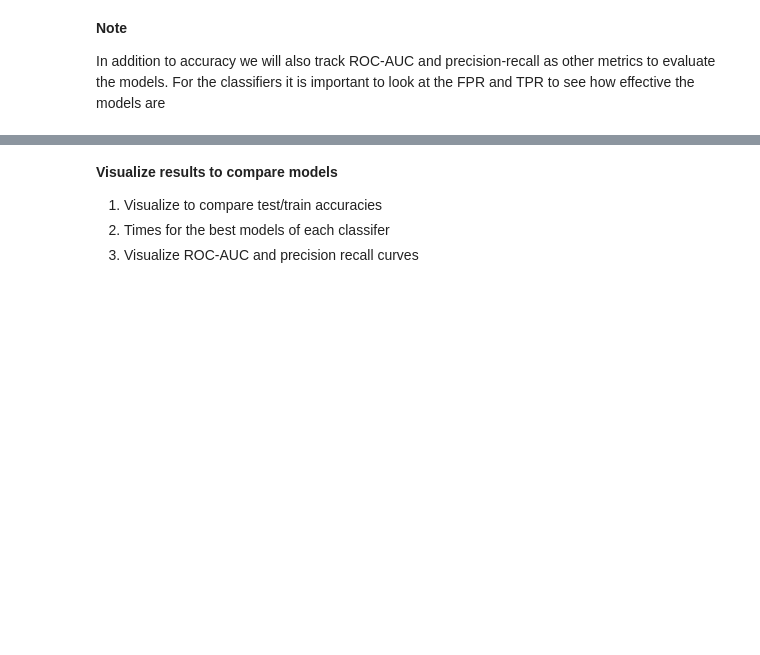
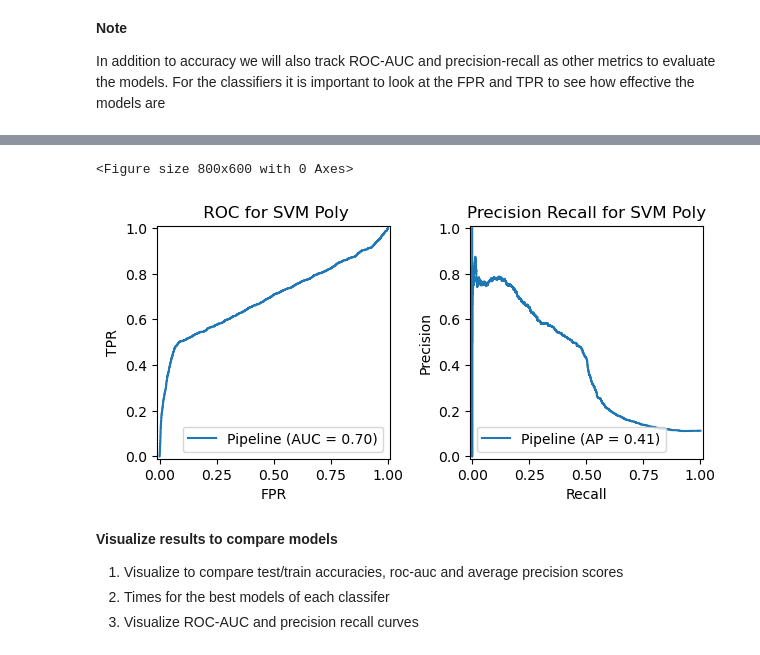
Before and after one commit to raosalapaka/ml-module17, a Jupyter notebook: assignment17_1_RS.ipynb, the cells around one changed output, grey strips where cells are left out. Saved outputs shown, nothing was run; the diff lists cells and outputs as text; code cells hidden in the pictures; blank space fills up the shorter version.

```diff
--- a/assignment17_1_RS.ipynb
+++ b/assignment17_1_RS.ipynb
@@ -545,0 +600,11 @@ DisplayRocAndPrecisionRecallCurve(svm_grid.best_estimator_, 'SVM')
+# %%
+# svm with polynomial kernel
+svm_poly_params = {'svc__kernel': ['poly'],
+              'svc__degree': [2, 3]}
+# %%
+svm_poly_pipe = Pipeline([('scaler', StandardScaler()),
+                       ('svc', SVC(probability=True))])
+svm_poly_grid = GridSearchCV(svm_poly_pipe, param_grid=svm_poly_params, cv=5)
+svm_poly_start_time = time()
+svm_poly_grid.fit(X_train, y_train)
+svm_poly_end_time = time()
@@ -546,7 +627,12 @@ DisplayRocAndPrecisionRecallCurve(svm_grid.best_estimator_, 'SVM')
+# %%
+DisplayRocAndPrecisionRecallCurve(svm_poly_grid.best_estimator_, 'SVM Poly')
+# %% [output]
+<Figure size 800x600 with 0 Axes>
+[figure, added]
 # %% [markdown]
 **Visualize results to compare models**
 
-1. Visualize to compare test/train accuracies
+1. Visualize to compare test/train accuracies, roc-auc and average precision scores
 2. Times for the best models of each classifer
 3. Visualize ROC-AUC and precision recall curves
 # %%
```
Also changed, not shown: parts of 43 cells of this notebook.
